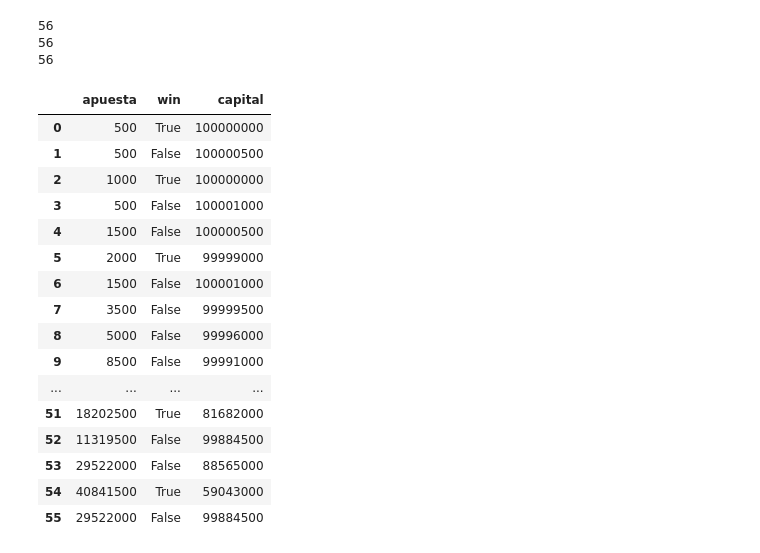
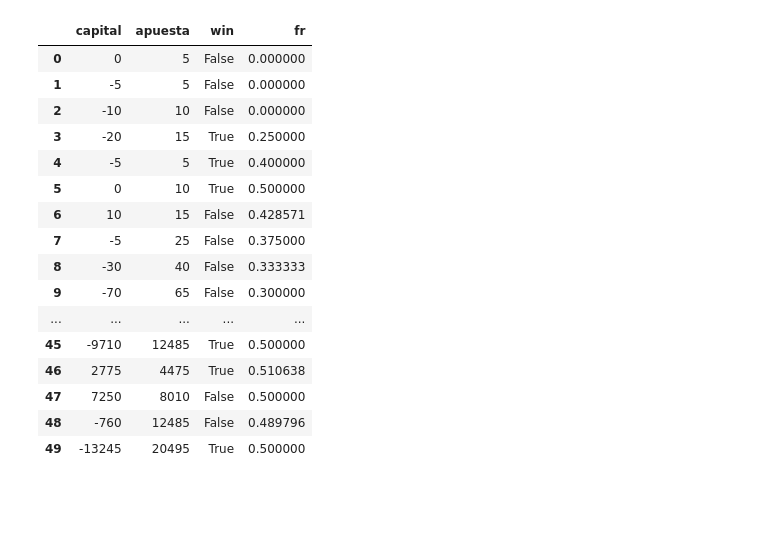
Before and after one commit to 7Rena7/practicas-simulacion-2024, a Jupyter notebook: tp1-2-analisis-economico-ruleta/apuestas-ruleta.ipynb, the cells around one changed output. Saved outputs shown, nothing was run; the diff lists cells and outputs as text; code cells hidden in the pictures; blank space fills up the shorter version.

```diff
--- a/tp1-2-analisis-economico-ruleta/apuestas-ruleta.ipynb
+++ b/tp1-2-analisis-economico-ruleta/apuestas-ruleta.ipynb
@@ -2,3 +2,5 @@
 import numpy as np
 import pandas as pd
 import matplotlib.pyplot as plt
+
+pd.set_option('display.max_rows', 500)
@@ -59,34 +114,20 @@ for index, tirada in enumerate(tiradas):
-# %%
-print(len(listado_apuestas))
-print(len(listado_wins))
-print(len(listado_capital))
-# %% [output]
-56
-56
-56
-# %%
-df = pd.DataFrame({
-    'apuesta': listado_apuestas,
-    'win': listado_wins,
-    'capital': listado_capital
-})
-
-df.head(100)
-# %% [output]
-|  | apuesta | win | capital |
-| 0 | 500 | True | 100000000 |
-| 1 | 500 | False | 100000500 |
-| 2 | 1000 | True | 100000000 |
-| 3 | 500 | False | 100001000 |
-| 4 | 1500 | False | 100000500 |
-| 5 | 2000 | True | 99999000 |
-| 6 | 1500 | False | 100001000 |
-| 7 | 3500 | False | 99999500 |
-| 8 | 5000 | False | 99996000 |
-| 9 | 8500 | False | 99991000 |
-| ... | ... | ... | ... |
-| 51 | 18202500 | True | 81682000 |
-| 52 | 11319500 | False | 99884500 |
-| 53 | 29522000 | False | 88565000 |
-| 54 | 40841500 | True | 59043000 |
-| 55 | 29522000 | False | 99884500 |
+# %%
+listado_dfs[-1]
+# %% [output]
+|  | capital | apuesta | win | fr |
+| 0 | 0 | 5 | False | 0.000000 |
+| 1 | -5 | 5 | False | 0.000000 |
+| 2 | -10 | 10 | False | 0.000000 |
+| 3 | -20 | 15 | True | 0.250000 |
+| 4 | -5 | 5 | True | 0.400000 |
+| 5 | 0 | 10 | True | 0.500000 |
+| 6 | 10 | 15 | False | 0.428571 |
+| 7 | -5 | 25 | False | 0.375000 |
+| 8 | -30 | 40 | False | 0.333333 |
+| 9 | -70 | 65 | False | 0.300000 |
+| ... | ... | ... | ... | ... |
+| 45 | -9710 | 12485 | True | 0.500000 |
+| 46 | 2775 | 4475 | True | 0.510638 |
+| 47 | 7250 | 8010 | False | 0.500000 |
+| 48 | -760 | 12485 | False | 0.489796 |
+| 49 | -13245 | 20495 | True | 0.500000 |
```
Also changed, not shown: parts of 11 cells of this notebook, 1 other file.
